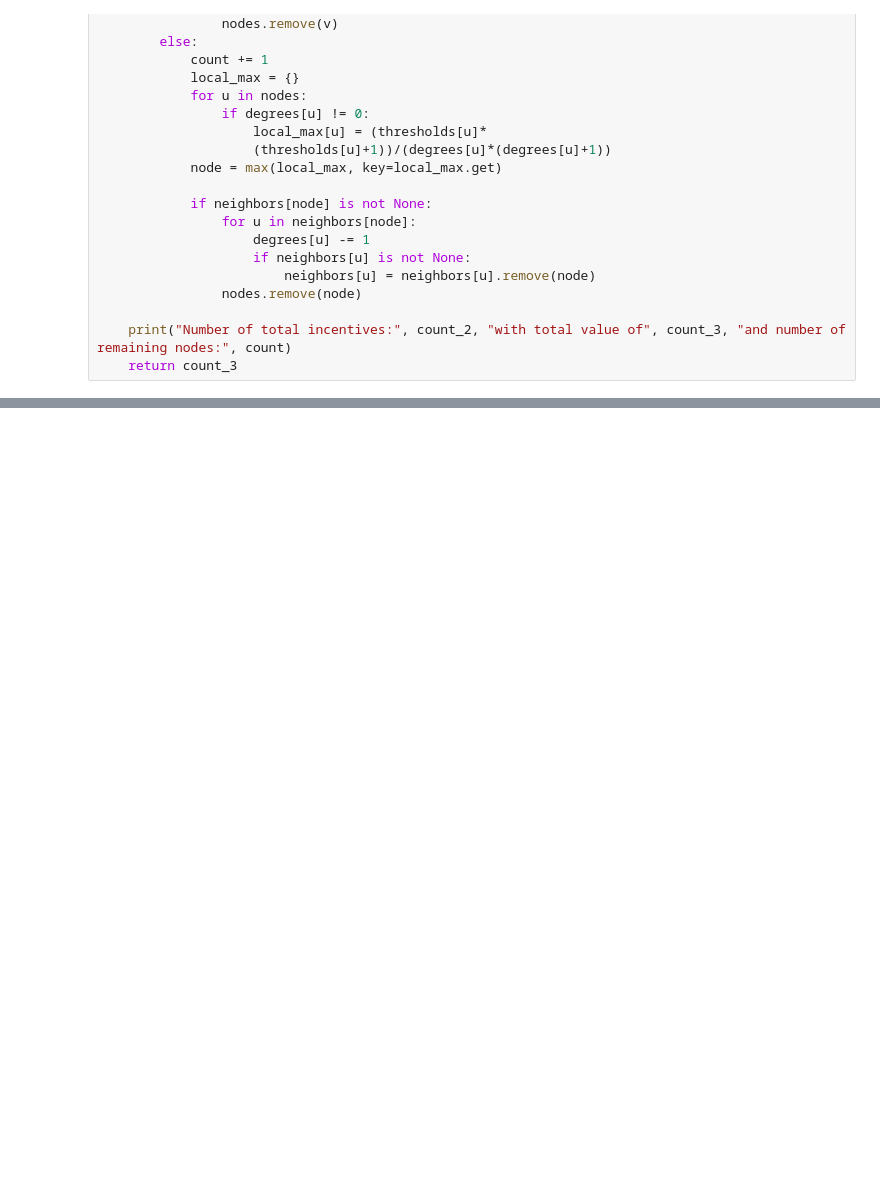
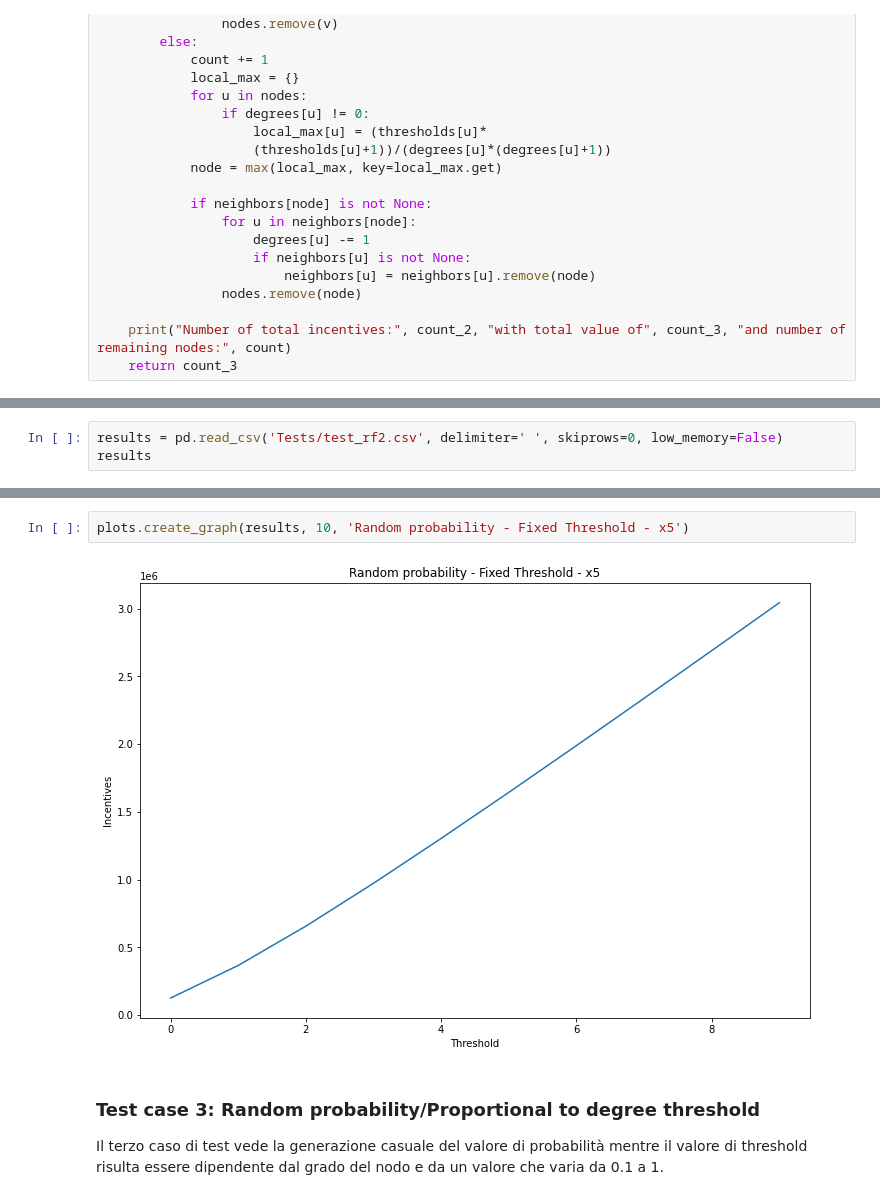
Before and after one commit to fscavone1/TPI-Algorithm, a Jupyter notebook: documentation.ipynb, the cells around one changed output, grey strips where cells are left out. Saved outputs shown, nothing was run; the diff lists cells and outputs as text; blank space fills up the shorter version.

```diff
--- a/documentation.ipynb
+++ b/documentation.ipynb
@@ -173,0 +276,3 @@ def tpi(graph):
+# %%
+results = pd.read_csv('Tests/test_rf2.csv', delimiter=' ', skiprows=0, low_memory=False)
+results
@@ -173,0 +291,7 @@ def tpi(graph):
+# %%
+plots.create_graph(results, 10, 'Random probability - Fixed Threshold - x5')
+# %% [output]
+[figure, added]
+# %% [markdown]
+### Test case 3: Random probability/Proportional to degree threshold
+Il terzo caso di test vede la generazione casuale del valore di probabilità mentre il valore di threshold risulta essere dipendente dal grado del nodo e da un valore che varia da 0.1 a 1.
```
Also changed, not shown: parts of 37 cells of this notebook, 3 other files.
